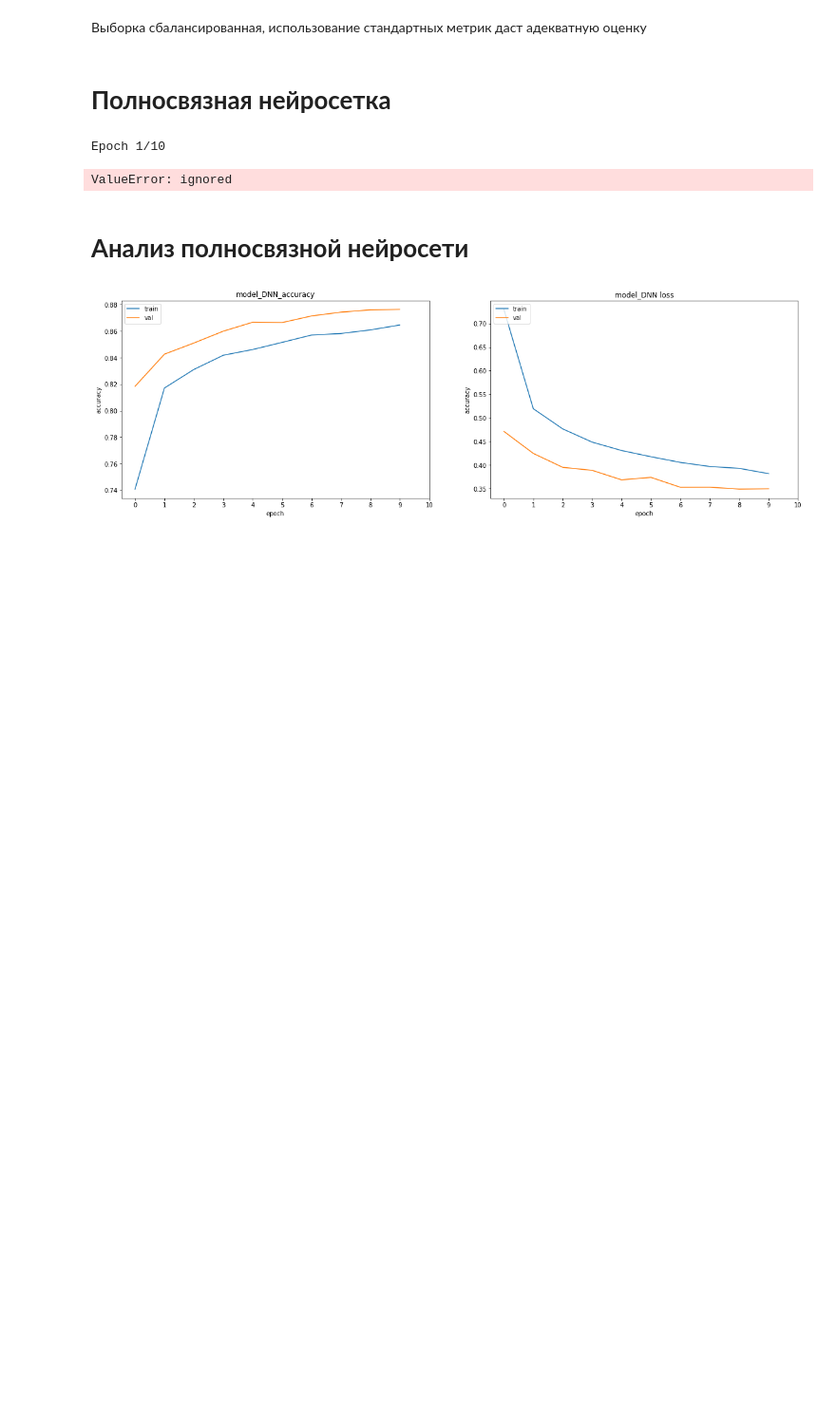
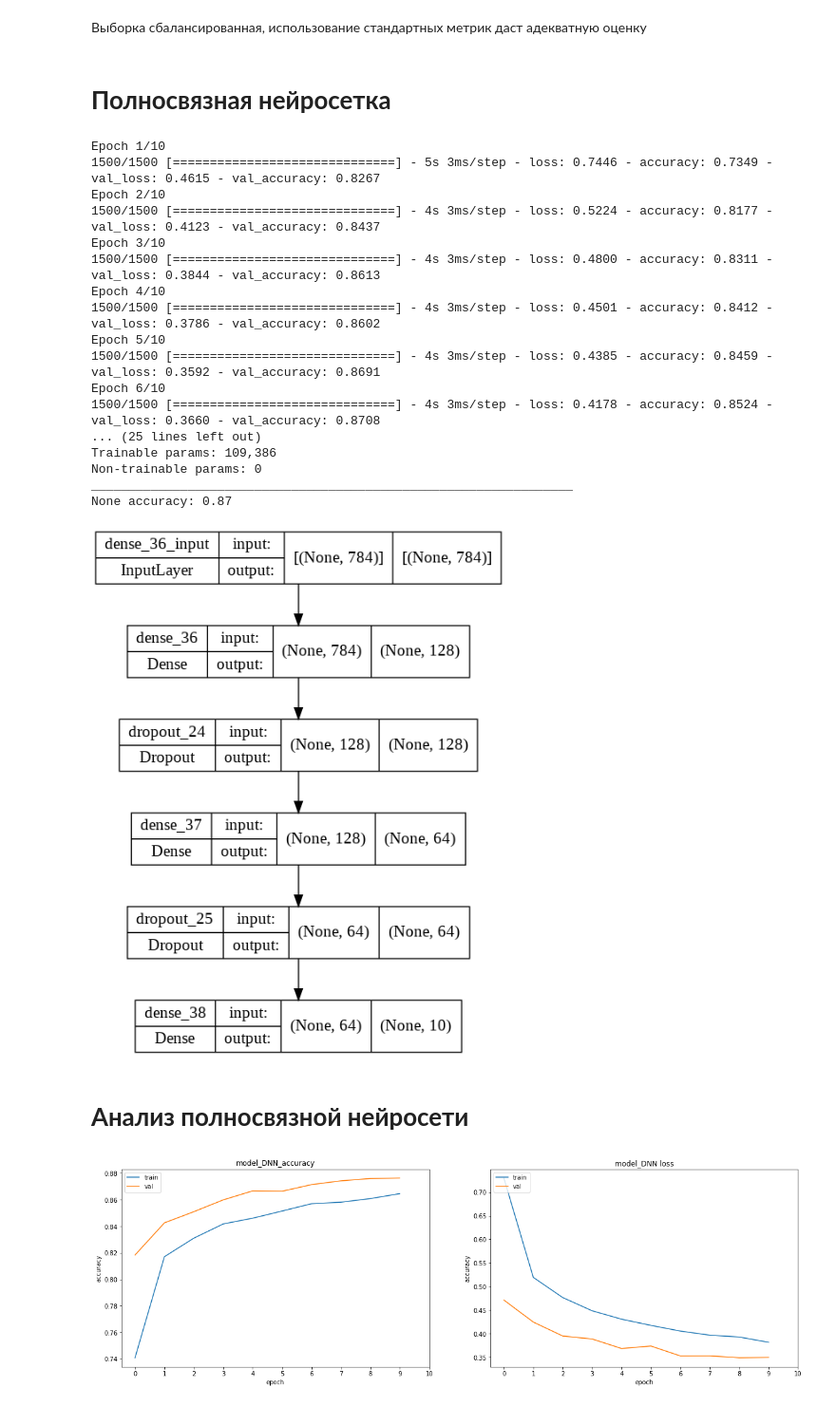
Before and after one commit to MaksShaB/classifier, a Jupyter notebook: FMnist_final.ipynb, the cells around one changed output. Shown at 95% size. Cells and saved outputs as stored; diff of their text form; code cells hidden in the pictures; blank space fills up the shorter version.

```diff
--- a/FMnist_final.ipynb
+++ b/FMnist_final.ipynb
@@ -70,29 +70,44 @@ y_test_one_hot=tf.keras.utils.to_categorical(test_y, num_output)#предста
 # **Полносвязная нейросетка**
 # %%
 
-#import matplotlib.pyplot as plt
-number_of_classes=10 # количество выходов классификатора
+
 # делаем классификатор на основе полносвязный нейросети
 model_MPL = tf.keras.models.Sequential(name='model_DNN')
-model_MPL.add(tf.keras.layers.Dense(128,activation='relu',input_shape=(784, ))) # добавляем слои
+model_MPL.add(tf.keras.layers.Dense(128, activation='relu',input_shape=(784, ))) # добавляем слои
 model_MPL.add(tf.keras.layers.Dropout(0.3))
 #model_MPL.add(tf.keras.layers.BatchNormalization())# Batch нормализация, в данном случае абсолютно бессмыcленно ее применение-она дает хороший эффект после сверточных слоев
 model_MPL.add(tf.keras.layers.Dense(64, activation='relu'))
 model_MPL.add(tf.keras.layers.Dropout(0.5))
-model_MPL.add(tf.keras.layers.Dense(number_of_classes, activation='softmax'))#
-my_Opt = tf.keras.optimizers.Adam(learning_rate=0.0011, beta_1=0.9, beta_2=0.999, amsgrad=False)
+model_MPL.add(tf.keras.layers.Dense(num_output, activation='softmax'))#
+my_Opt = tf.keras.optimizers.Adam(learning_rate=0.001, beta_1=0.9, beta_2=0.999, amsgrad=False)
 
 model_MPL.compile(optimizer=my_Opt,
              loss='categorical_crossentropy',
              metrics=['accuracy'])
 history_MPL=model_MPL.fit(train_x, y_train_one_hot, batch_size=32, epochs=10, validation_split=0.2)
 eva=model_MPL.evaluate(test_x, y_test_one_hot)
-print(model_MPL.summary(), 'аccuracy:',round(eva_1[1],2))
-# красиво
+print(model_MPL.summary(), 'аccuracy:', round(eva[1],2))
+# графическая схема
 tf.keras.utils.plot_model(model_MPL, show_shapes=True)
 # %% [output]
 Epoch 1/10
+1500/1500 [==============================] - 5s 3ms/step - loss: 0.7446 - accuracy: 0.7349 - val_loss: 0.4615 - val_accuracy: 0.8267
+Epoch 2/10
+1500/1500 [==============================] - 4s 3ms/step - loss: 0.5224 - accuracy: 0.8177 - val_loss: 0.4123 - val_accuracy: 0.8437
+Epoch 3/10
+1500/1500 [==============================] - 4s 3ms/step - loss: 0.4800 - accuracy: 0.8311 - val_loss: 0.3844 - val_accuracy: 0.8613
+Epoch 4/10
+1500/1500 [==============================] - 4s 3ms/step - loss: 0.4501 - accuracy: 0.8412 - val_loss: 0.3786 - val_accuracy: 0.8602
+Epoch 5/10
+1500/1500 [==============================] - 4s 3ms/step - loss: 0.4385 - accuracy: 0.8459 - val_loss: 0.3592 - val_accuracy: 0.8691
+Epoch 6/10
+1500/1500 [==============================] - 4s 3ms/step - loss: 0.4178 - accuracy: 0.8524 - val_loss: 0.3660 - val_accuracy: 0.8708
+... (25 lines left out)
+Trainable params: 109,386
+Non-trainable params: 0
+_________________________________________________________________
+None аccuracy: 0.87
-ValueError: ignored
+[figure, added]
 # %% [markdown]
 # **Анализ полносвязной  нейросети**
 # %%
```
Also changed, not shown: parts of 4 cells of this notebook.
